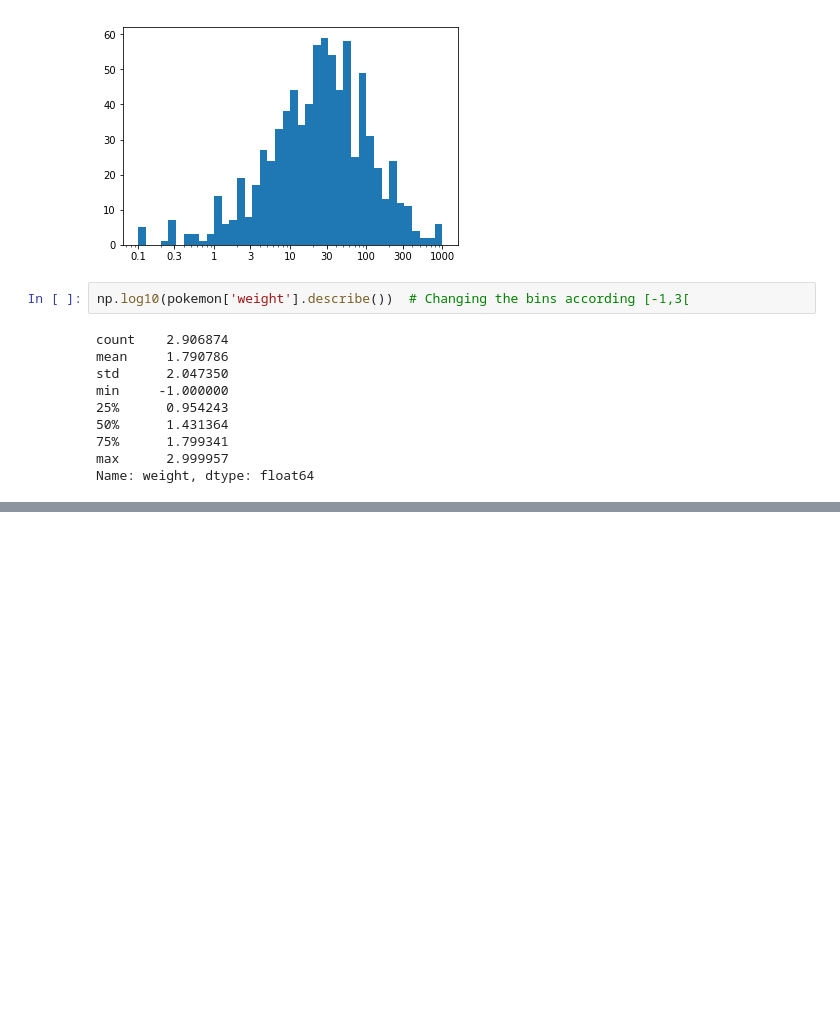
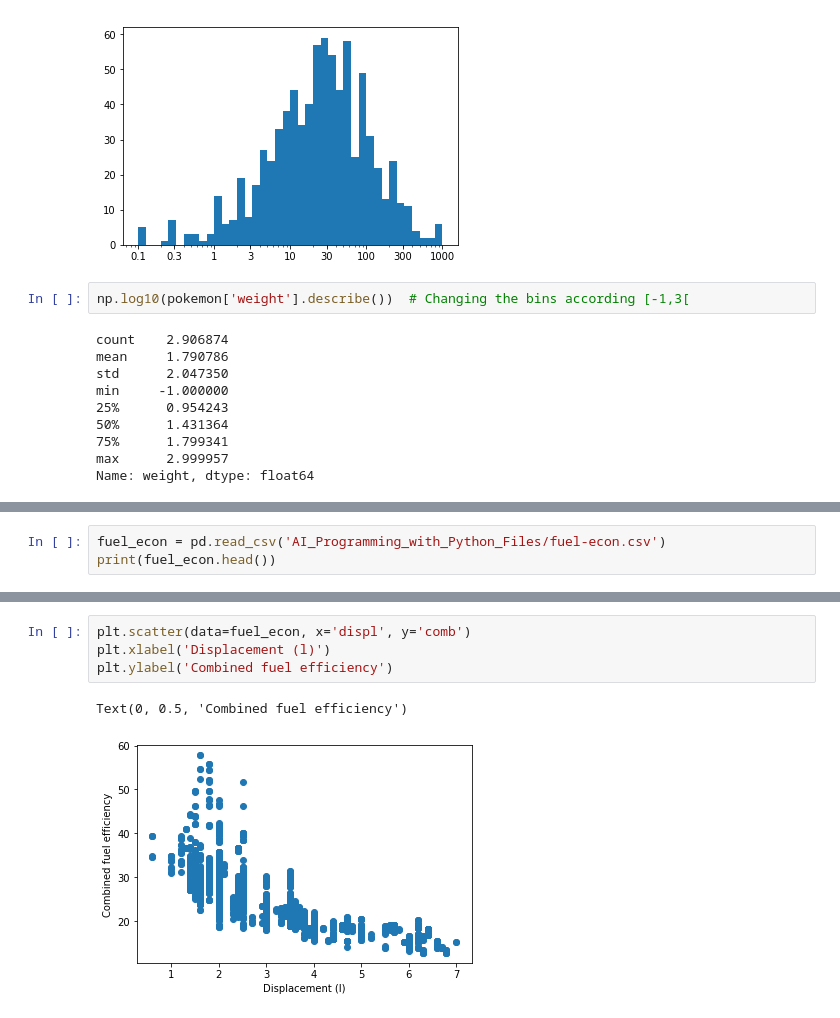
Before and after one commit to nehasingh2710/colaboratory, a Jupyter notebook: AI_Programming_with_Python.ipynb, the cells around one changed output, grey strips where cells are left out. Drawn from its saved outputs; the diff is of its cells as text; blank space fills up the shorter version.

```diff
--- a/AI_Programming_with_Python.ipynb
+++ b/AI_Programming_with_Python.ipynb
@@ -1019,0 +1033,3 @@ Name: weight, dtype: float64
+# %%
+fuel_econ = pd.read_csv('AI_Programming_with_Python_Files/fuel-econ.csv')
+print(fuel_econ.head())
@@ -1019,0 +1054,7 @@ Name: weight, dtype: float64
+# %%
+plt.scatter(data=fuel_econ, x='displ', y='comb')
+plt.xlabel('Displacement (l)')
+plt.ylabel('Combined fuel efficiency')
+# %% [output]
+Text(0, 0.5, 'Combined fuel efficiency')
+[figure, added]
```
Also changed, not shown: parts of 16 cells of this notebook, 1 other file.
